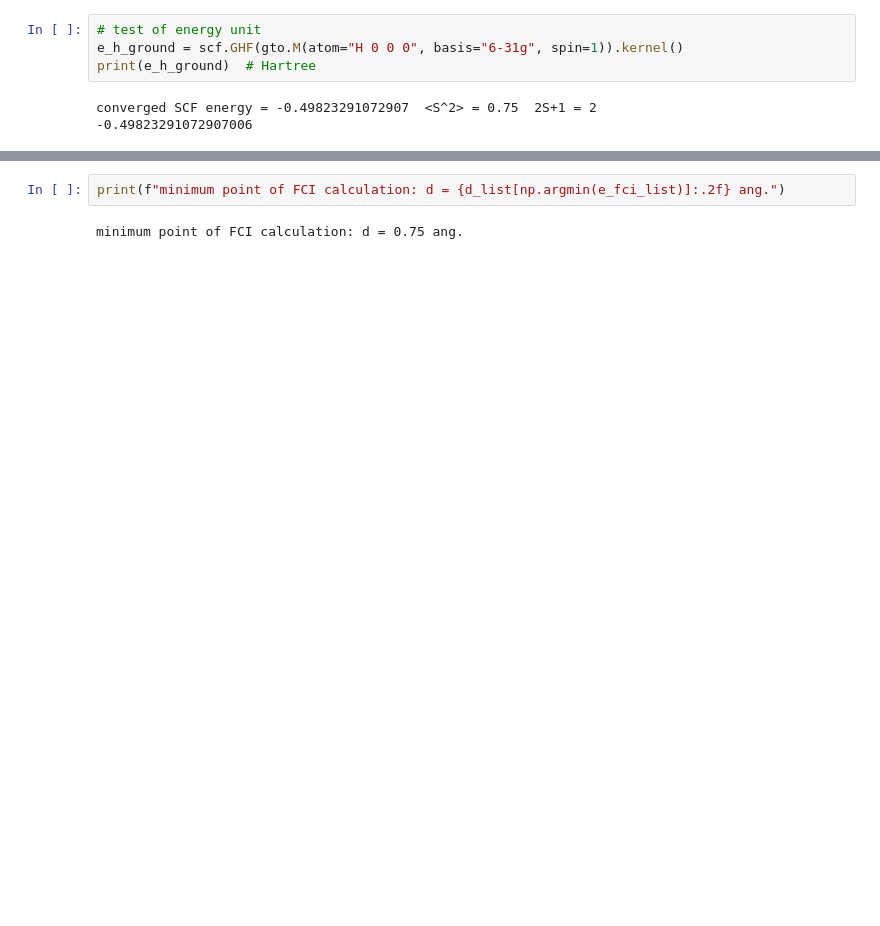
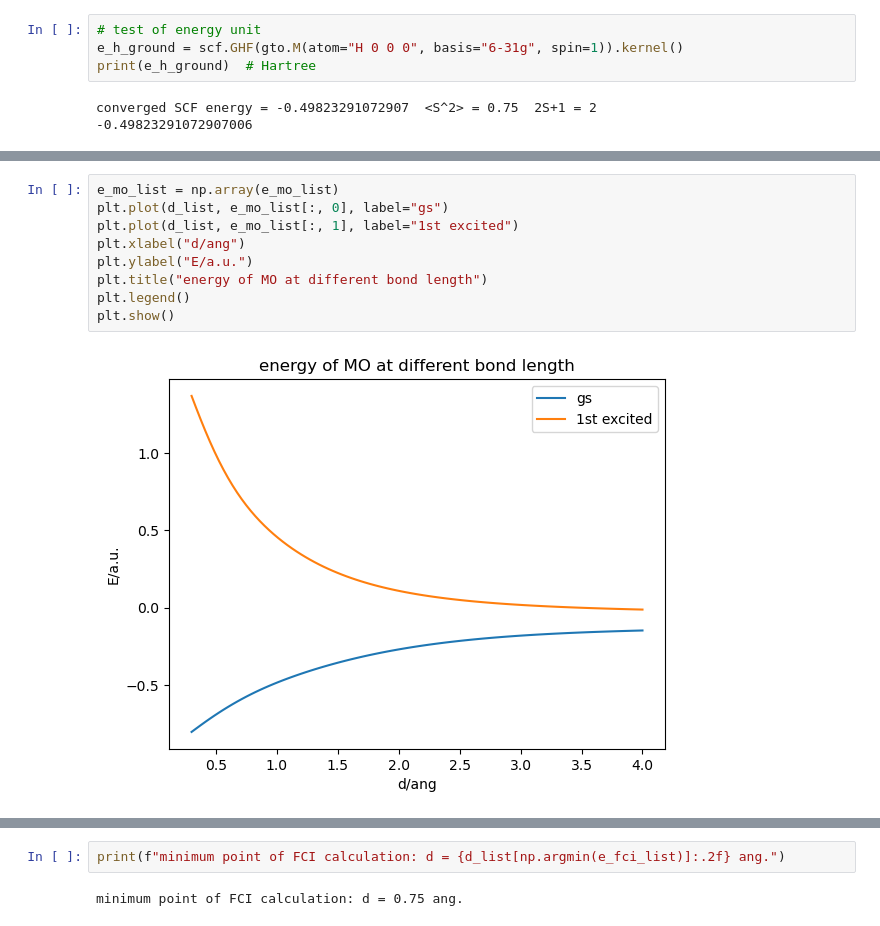
Before and after one commit to zcy26/Computational-physics-or-chemistry-from-scratch, a Jupyter notebook: 1.HF/HF-numerical-experiment.ipynb, the cells around one changed output, grey strips where cells are left out. Drawn from its saved outputs; the diff is of its cells as text; blank space fills up the shorter version.

```diff
--- a/1.HF/HF-numerical-experiment.ipynb
+++ b/1.HF/HF-numerical-experiment.ipynb
@@ -168,0 +178,11 @@ In the calculation above, we can see that the bond length of H2 is about 0.7 ang
+# %%
+e_mo_list = np.array(e_mo_list)
+plt.plot(d_list, e_mo_list[:, 0], label="gs")
+plt.plot(d_list, e_mo_list[:, 1], label="1st excited")
+plt.xlabel("d/ang")
+plt.ylabel("E/a.u.")
+plt.title("energy of MO at different bond length")
+plt.legend()
+plt.show()
+# %% [output]
+[figure, added]
```
Also changed, not shown: parts of 9 cells of this notebook, 3 other files.
